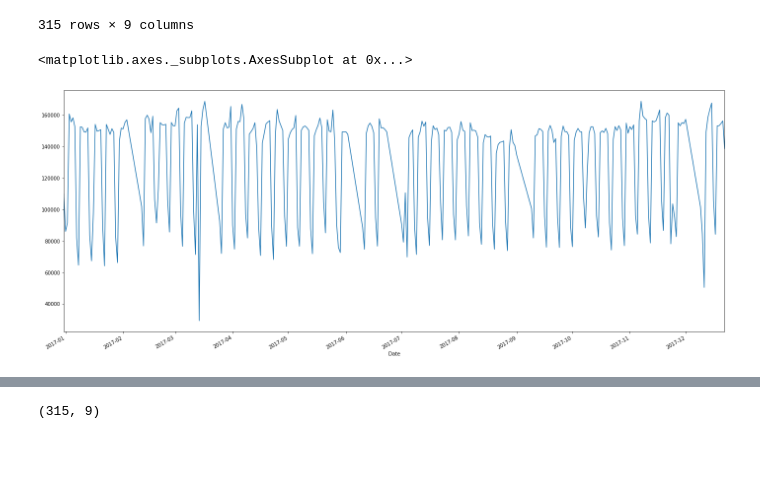
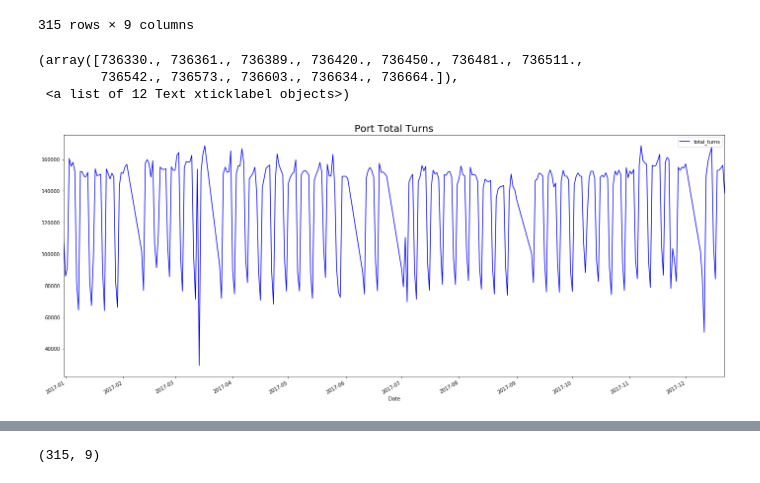
Before and after one commit to gsrankel/Capstone, a Jupyter notebook: Modeling.ipynb, the cells around one changed output, grey strips where cells are left out. Drawn from its saved outputs; the diff is of its cells as text; code cells hidden in the pictures; blank space fills up the shorter version.

```diff
--- a/Modeling.ipynb
+++ b/Modeling.ipynb
@@ -861,7 +884,11 @@ port1
 315 rows × 9 columns
 # %%
 plt.figure(figsize=(24,10))
-port1['total_turns'].plot()
+port1['total_turns'].plot(color = 'blue', legend = True)
+plt.title('Port Total Turns', fontsize = 20)
+plt.xticks(fontsize = 10)
 # %% [output]
-<matplotlib.axes._subplots.AxesSubplot at 0x...>
+(array([736330., 736361., 736389., 736420., 736450., 736481., 736511.,
+        736542., 736573., 736603., 736634., 736664.]),
+ <a list of 12 Text xticklabel objects>)
-[figure, old version]
+[figure, new version]
```
Also changed, not shown: parts of 171 cells of this notebook, 8 other files.
